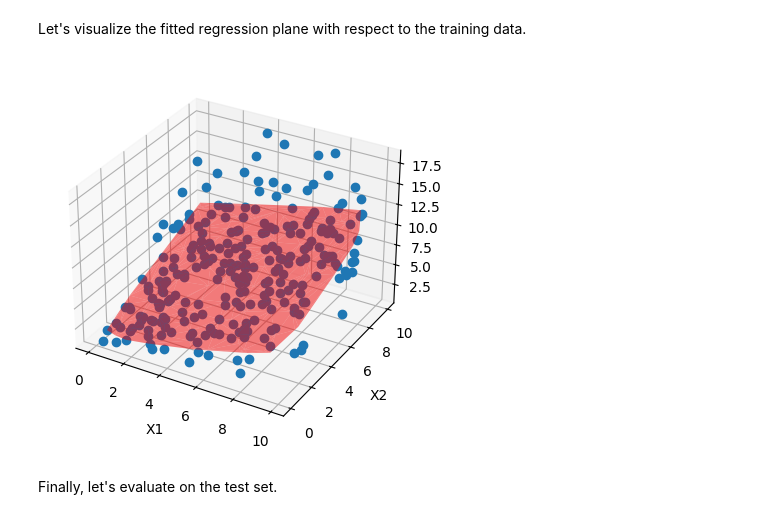
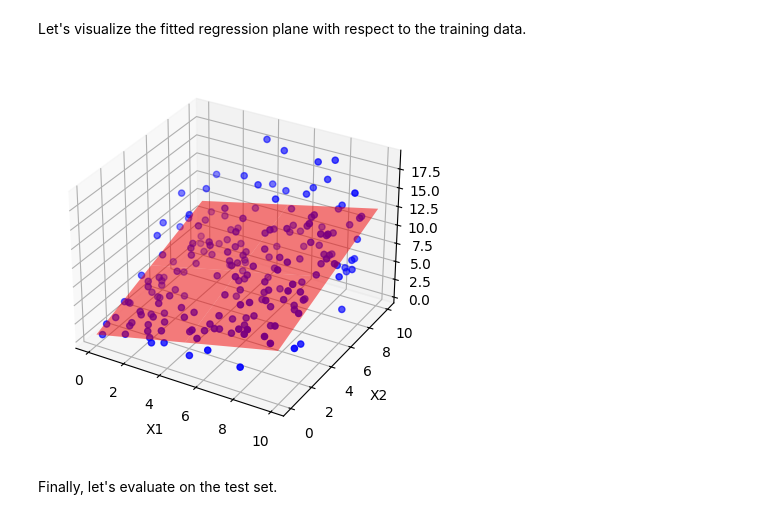
Before and after one commit to LeonardoSaccotelli/Machine-Learning-Collection-Lab, a Jupyter notebook: Machine-Learning-Lab/3-Linear-Models/3.0-Linear-Regression.ipynb, the cells around one changed output. Drawn from its saved outputs; the diff is of its cells as text; code cells hidden in the pictures.

Commit message:
Updated 3.0-Linear-Regression.ipynb
In 3.0-Linear-Regression.ipynb updated the plot related to the surface of the regression plane.

```diff
--- a/Machine-Learning-Lab/3-Linear-Models/3.0-Linear-Regression.ipynb
+++ b/Machine-Learning-Lab/3-Linear-Models/3.0-Linear-Regression.ipynb
@@ -131,16 +129,21 @@ plane = X_train[:,0] * model.coef_[0] + X_train[:,1] * model.coef_[1] + model.in
+# %%
+# Create a mesh grid for plotting the plane
+x_surf, y_surf = np.meshgrid(np.linspace(X_train[:,0].min(), X_train[:,0].max(), 200),
+                             np.linspace(X_train[:,1].min(), X_train[:,1].max(), 200))
+z_surf = model.coef_[0] * x_surf + model.coef_[1] * y_surf + model.intercept_
 # %% [markdown]
 Let's visualize the fitted regression plane with respect to the training data.
 # %%
-plt.figure()
-ax = plt.axes(projection='3d')
-ax.plot_trisurf(X_train[:,0], X_train[:,1], plane, color='red', alpha=0.5)
-ax.plot3D(X[:,0], X[:,1], t, 'o')
+fig = plt.figure()
+ax = fig.add_subplot(111, projection='3d')
+ax.plot_surface(x_surf, y_surf, z_surf, color='red', alpha=0.5, rstride=100, cstride=100)
+ax.scatter(X_train[:, 0], X_train[:, 1], t_train, c='blue', marker='o')
 ax.set_xlabel('X1')
 ax.set_ylabel('X2')
 ax.set_zlabel('t')
 plt.show()
 # %% [output]
-[figure, old version]
+[figure, new version]
 # %% [markdown]
 Finally, let's evaluate on the test set.
 # %%
```
Also changed, not shown: parts of 6 cells of this notebook.
